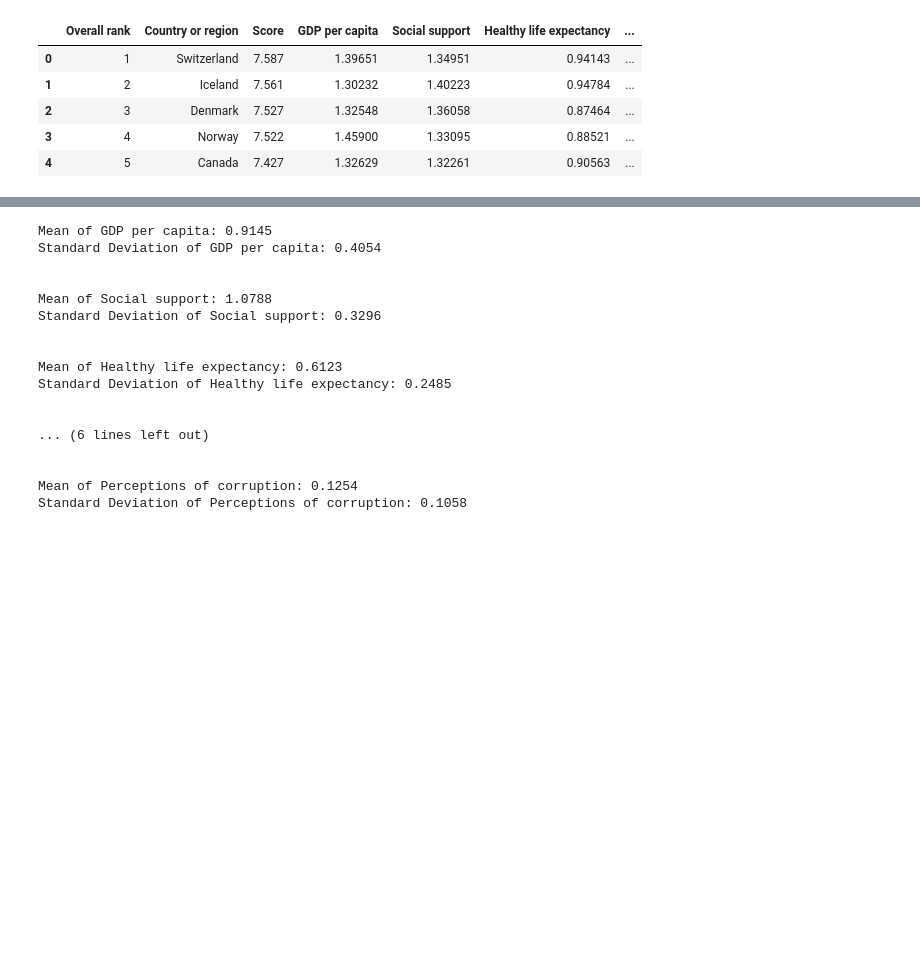
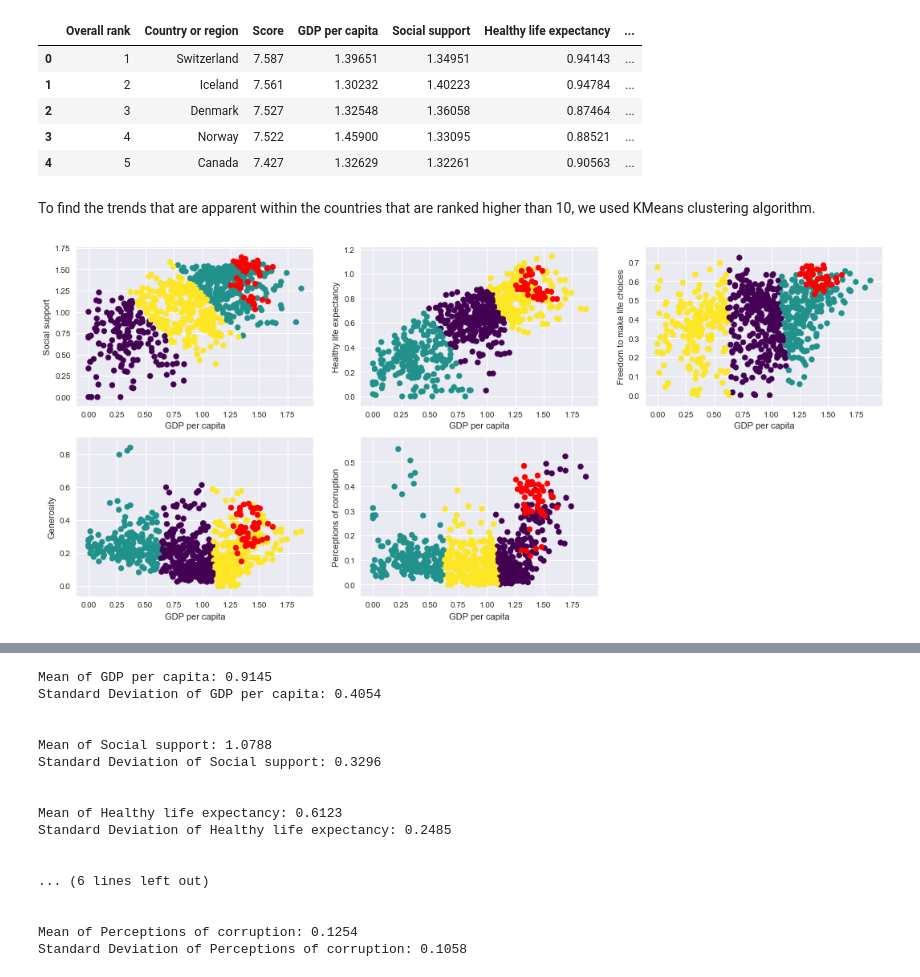
Before and after one commit to tt0507/info2950_final_project, a Jupyter notebook: phase3.ipynb, the cells around one changed output, grey strips where cells are left out. Cells and saved outputs as stored; diff of their text form; code cells hidden in the pictures; blank space fills up the shorter version.

Commit message:
include Kmeans, Logistic Reg

```diff
--- a/phase3.ipynb
+++ b/phase3.ipynb
@@ -75,3 +77,5 @@ all_years.head()
 | 2 | 3 | Denmark | 7.527 | 1.32548 | 1.36058 | 0.87464 | ... |
 | 3 | 4 | Norway | 7.522 | 1.45900 | 1.33095 | 0.88521 | ... |
 | 4 | 5 | Canada | 7.427 | 1.32629 | 1.32261 | 0.90563 | ... |
+# %% [markdown]
+To find the trends that are apparent within the countries that are ranked higher than 10, we used KMeans clustering algorithm.
@@ -77,0 +85,25 @@ all_years.head()
+# %%
+cols = ['Social support', 'Healthy life expectancy', 'Freedom to make life choices', 'Generosity', \
+       'Perceptions of corruption']
+
+plt.figure(figsize = (18, 8))
+for column in cols:
+    index = cols.index(column)
+    plt.subplot(2, 3, index + 1)
+
+    # get countries that are ranked below 10
+    X = all_years[['GDP per capita', column]][all_years['above_10'] == 0]
+    kmeans = KMeans(n_clusters=3).fit(X)
+    predict = kmeans.predict(X)
+
+    # get countries that are above 10
+    above_10 = all_years[['GDP per capita', column]][all_years['above_10'] == 1]
+
+    # plot both data together
+    plt.scatter(X['GDP per capita'], X[column], c = predict, cmap='viridis')
+    plt.scatter(above_10['GDP per capita'], above_10[column], c = 'red')
+    plt.ylabel(column)
+    plt.xlabel('GDP per capita')
+plt.show()
+# %% [output]
+[figure, added]
```
Also changed, not shown: parts of 34 cells of this notebook.
